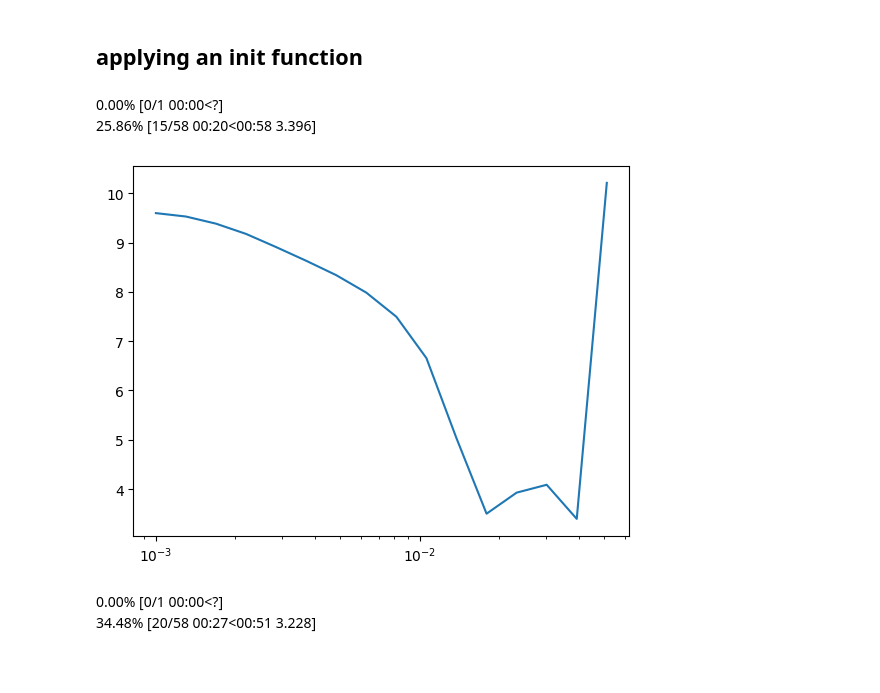
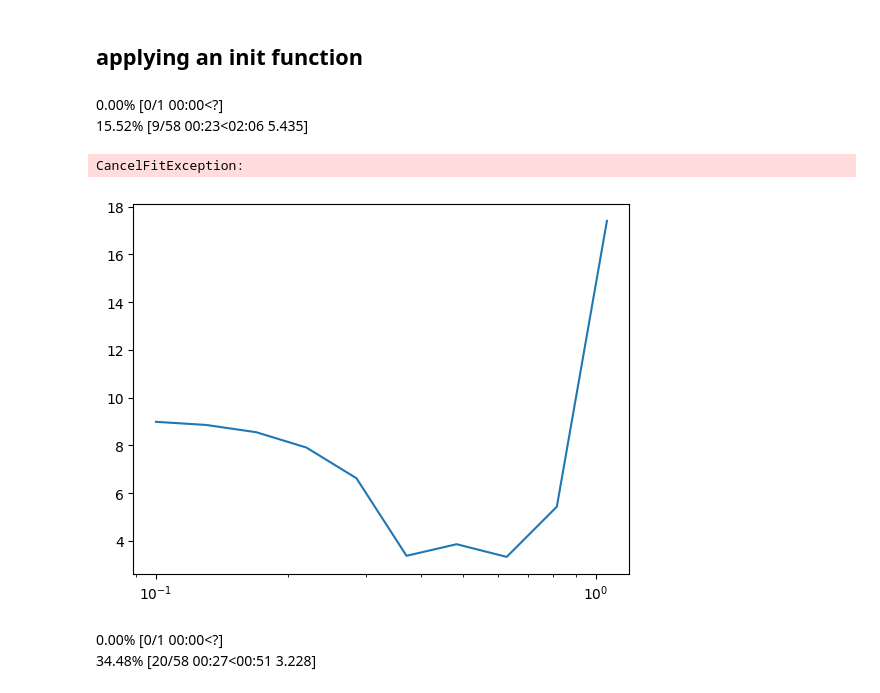
Before and after one commit to SadEnjoyer/diffusion, a Jupyter notebook: notebooks/initialization.ipynb, the cells around one changed output. Drawn from its saved outputs; the diff is of its cells as text; code cells hidden in the pictures; blank space fills up the shorter version.

```diff
--- a/notebooks/initialization.ipynb
+++ b/notebooks/initialization.ipynb
@@ -35,7 +56,7 @@ set_seed(42)
 # %%
 x, y = 'image', 'label'
 name = 'fashion_mnist'
-dsd = load_dataset(name)
+dsd = load_dataset(name, trust_remote_code=True)
 bs = 1024
 
 @inplace
@@ -327,12 +355,13 @@ def init_weights(m):
 model.apply(init__weights);
 # %%
 lrf_cbs = [DeviceCB(), ProgressCB(), LRFinderCB()]
-learn = MomentumLearner(model, dls, F.cross_entropy, lr=1e-3, cbs=lrf_cbs)
+learn = MomentumLearner(model, dls, F.cross_entropy, lr=1e-1, cbs=lrf_cbs)
 learn.fit(1)
 # %% [output]
 0.00% [0/1 00:00<?]
-25.86% [15/58 00:20<00:58 3.396]
+15.52% [9/58 00:23<02:06 5.435]
+CancelFitException:
-[figure, old version]
+[figure, new version]
 # %%
 lrf_cbs = [DeviceCB(), ProgressCB(plot=True), LRFinderCB()]
 learn = MomentumLearner(get_model().apply(init__weights), dls, F.cross_entropy, lr=1e-3, cbs=lrf_cbs)
```
Also changed, not shown: parts of 68 cells of this notebook, 15 other files.
